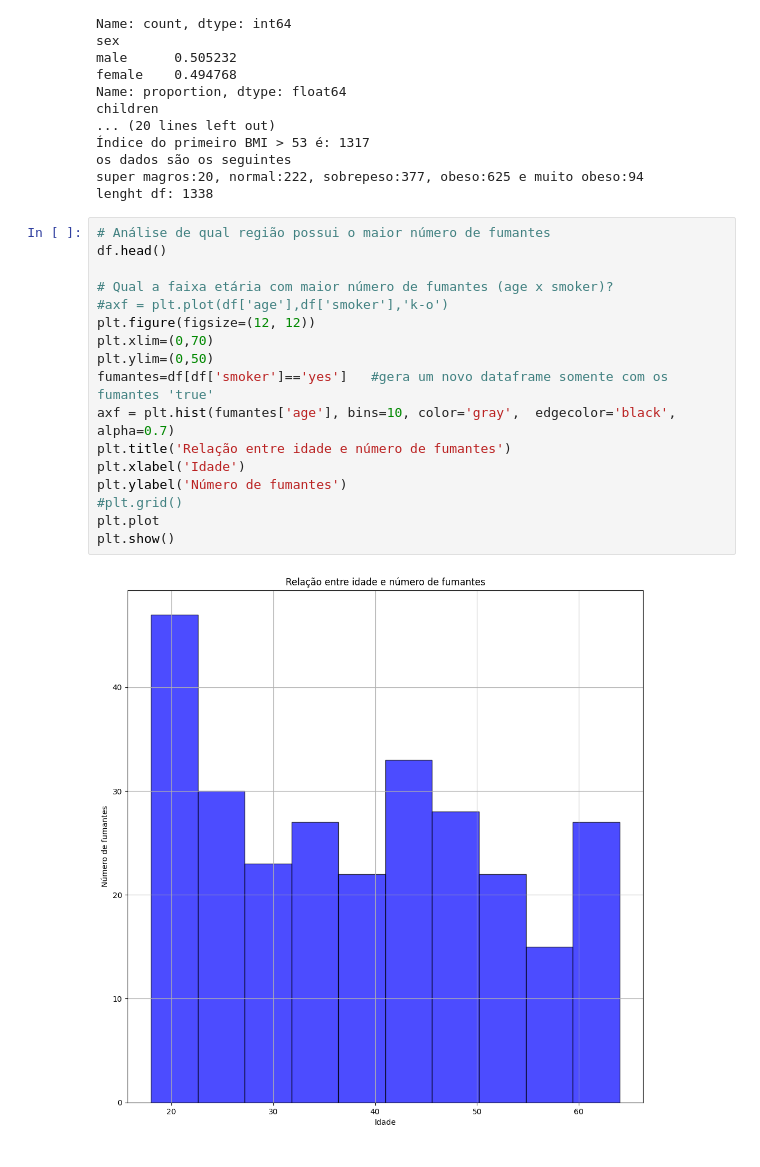
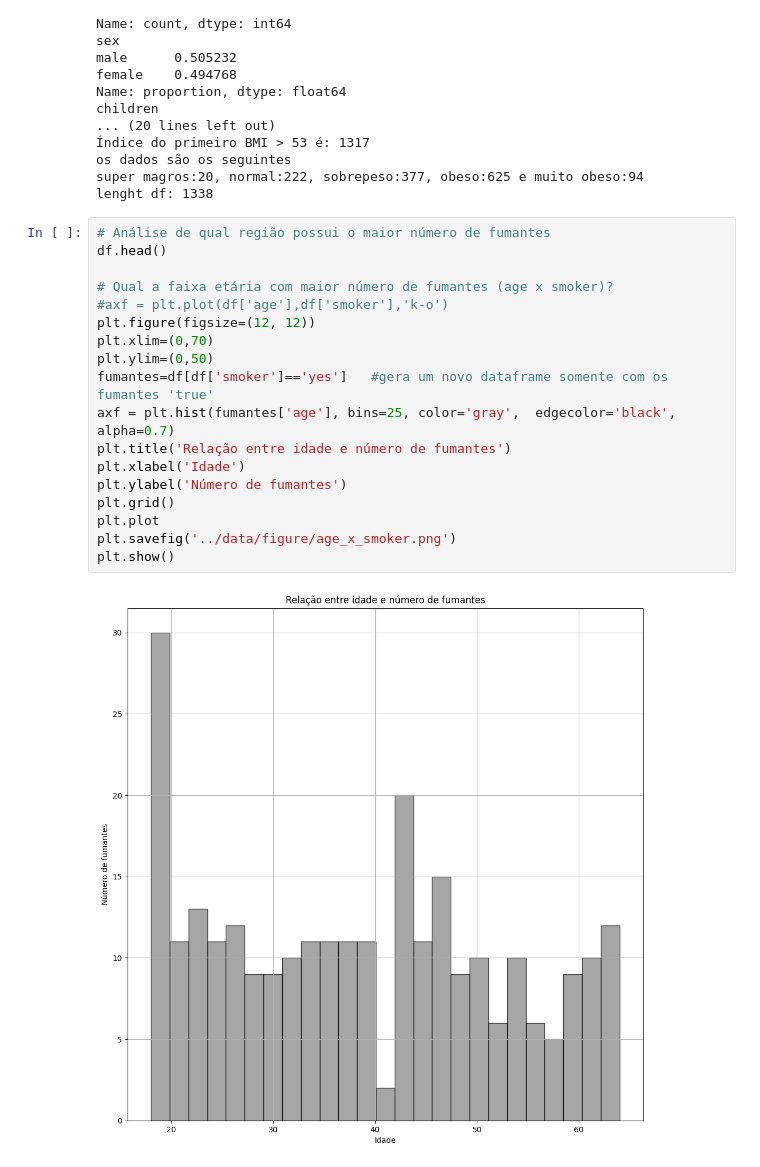
Before and after one commit to KhanSabbath/Insurance--in-a-city-from-eua, a Jupyter notebook: notebooks/main.ipynb, the cells around one changed output. Saved outputs shown, nothing was run; the diff lists cells and outputs as text.

Commit message:
doc(main.ipynb): Gráfico de scatter e barrão

```diff
--- a/notebooks/main.ipynb
+++ b/notebooks/main.ipynb
@@ -138,19 +139,20 @@ lenght df: 1338
 # %%
 # Análise de qual região possui o maior número de fumantes
 df.head()
 
 # Qual a faixa etária com maior número de fumantes (age x smoker)?
 #axf = plt.plot(df['age'],df['smoker'],'k-o')
 plt.figure(figsize=(12, 12))
 plt.xlim=(0,70)
 plt.ylim=(0,50)
 fumantes=df[df['smoker']=='yes']   #gera um novo dataframe somente com os fumantes 'true'
-axf = plt.hist(fumantes['age'], bins=10, color='gray',  edgecolor='black', alpha=0.7)
+axf = plt.hist(fumantes['age'], bins=25, color='gray',  edgecolor='black', alpha=0.7)
 plt.title('Relação entre idade e número de fumantes')
 plt.xlabel('Idade')
 plt.ylabel('Número de fumantes')
-#plt.grid()
+plt.grid()
 plt.plot
+plt.savefig('../data/figure/age_x_smoker.png')
 plt.show()
 # %% [output]
-[figure, old version]
+[figure, new version]
```
Also changed, not shown: parts of 7 cells of this notebook, 3 other files.
